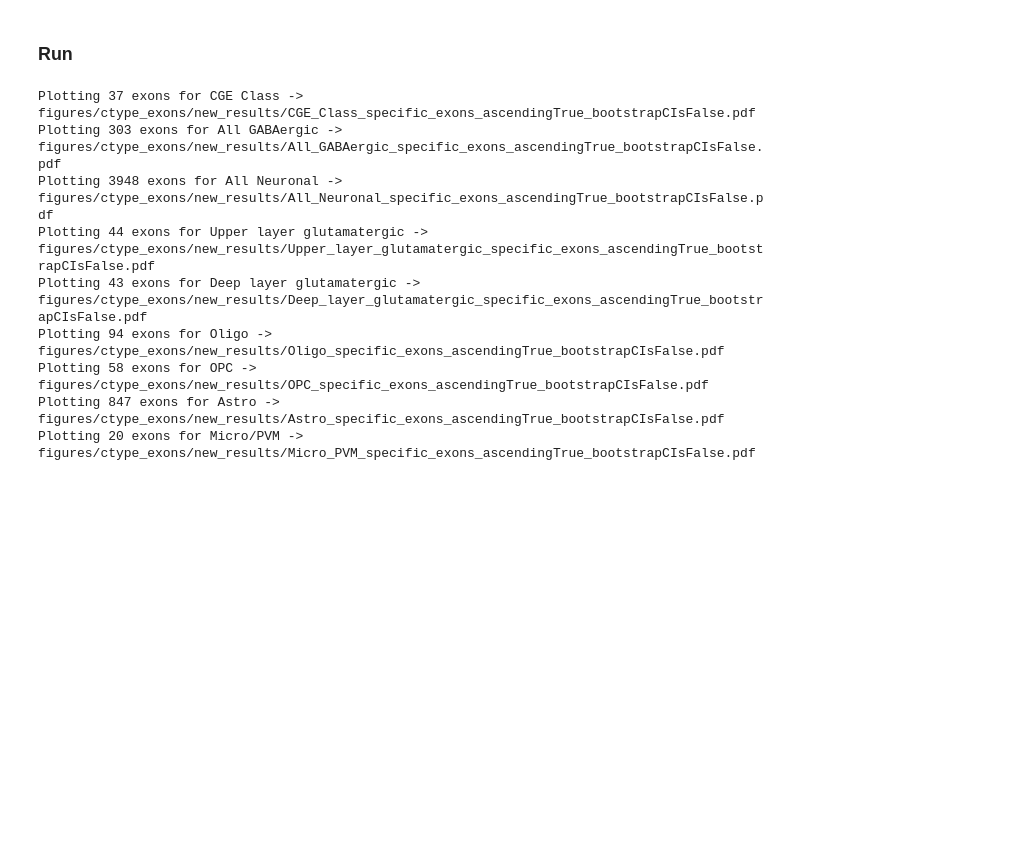
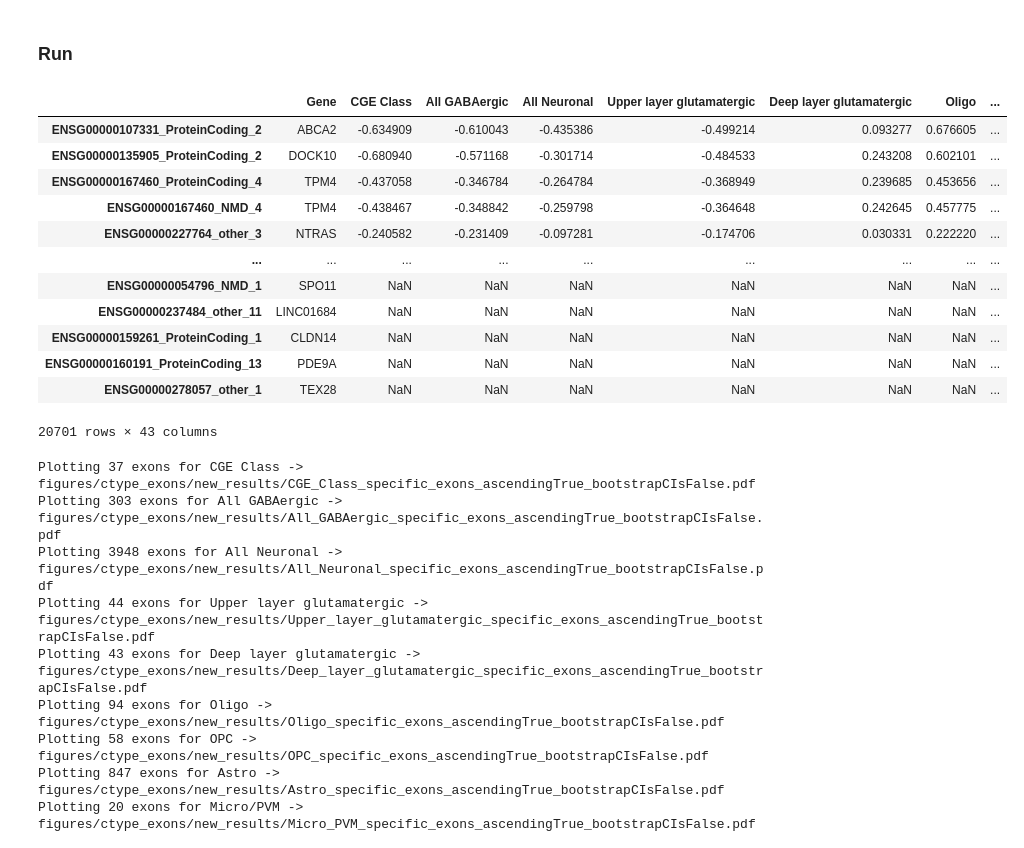
Before and after one commit to reliscu/bulk_splicing_GTEx_cortex, a Jupyter notebook: 25_calc_corr_pvals.ipynb, the cells around one changed output. Saved outputs shown, nothing was run; the diff lists cells and outputs as text; code cells hidden in the pictures; blank space fills up the shorter version.

```diff
--- a/25_calc_corr_pvals.ipynb
+++ b/25_calc_corr_pvals.ipynb
@@ -585,8 +585,7 @@ def combine_results(ctype_specific_exons_basic, ctype_specific_exons_strict,
         for other_ct in other_cts:
             # initialize all as NaN
             all_sig[f'r_diff_{other_ct}'] = np.nan
-            all_sig[f'fdr_positive_{other_ct}'] = np.nan  # renamed
-            all_sig[f'fdr_negative_{other_ct}'] = np.nan  # renamed
+            all_sig[f'fdr_diff_{other_ct}'] = np.nan  # renamed
 
             if len(specific_idx) == 0:
                 continue
@@ -813,6 +812,22 @@ combined_results = combine_results(
     ct_hierarchy,
     exon_coords_df
 )
+# %%
+combined_results['CGE Class'].sort_values("r_diff_Astro")
+# %% [output]
+|  | Gene | CGE Class | All GABAergic | All Neuronal | Upper layer glutamatergic | Deep layer glutamatergic | Oligo | ... |
+| ENSG00000107331_ProteinCoding_2 | ABCA2 | -0.634909 | -0.610043 | -0.435386 | -0.499214 | 0.093277 | 0.676605 | ... |
+| ENSG00000135905_ProteinCoding_2 | DOCK10 | -0.680940 | -0.571168 | -0.301714 | -0.484533 | 0.243208 | 0.602101 | ... |
+| ENSG00000167460_ProteinCoding_4 | TPM4 | -0.437058 | -0.346784 | -0.264784 | -0.368949 | 0.239685 | 0.453656 | ... |
+| ENSG00000167460_NMD_4 | TPM4 | -0.438467 | -0.348842 | -0.259798 | -0.364648 | 0.242645 | 0.457775 | ... |
+| ENSG00000227764_other_3 | NTRAS | -0.240582 | -0.231409 | -0.097281 | -0.174706 | 0.030331 | 0.222220 | ... |
+| ... | ... | ... | ... | ... | ... | ... | ... | ... |
+| ENSG00000054796_NMD_1 | SPO11 | NaN | NaN | NaN | NaN | NaN | NaN | ... |
+| ENSG00000237484_other_11 | LINC01684 | NaN | NaN | NaN | NaN | NaN | NaN | ... |
+| ENSG00000159261_ProteinCoding_1 | CLDN14 | NaN | NaN | NaN | NaN | NaN | NaN | ... |
+| ENSG00000160191_ProteinCoding_13 | PDE9A | NaN | NaN | NaN | NaN | NaN | NaN | ... |
+| ENSG00000278057_other_1 | TEX28 | NaN | NaN | NaN | NaN | NaN | NaN | ... |
+20701 rows × 43 columns
 # %%
 # Save ctype exons
 for ctype, df in combined_results.items():
```
Also changed, not shown: parts of 2 cells of this notebook.
